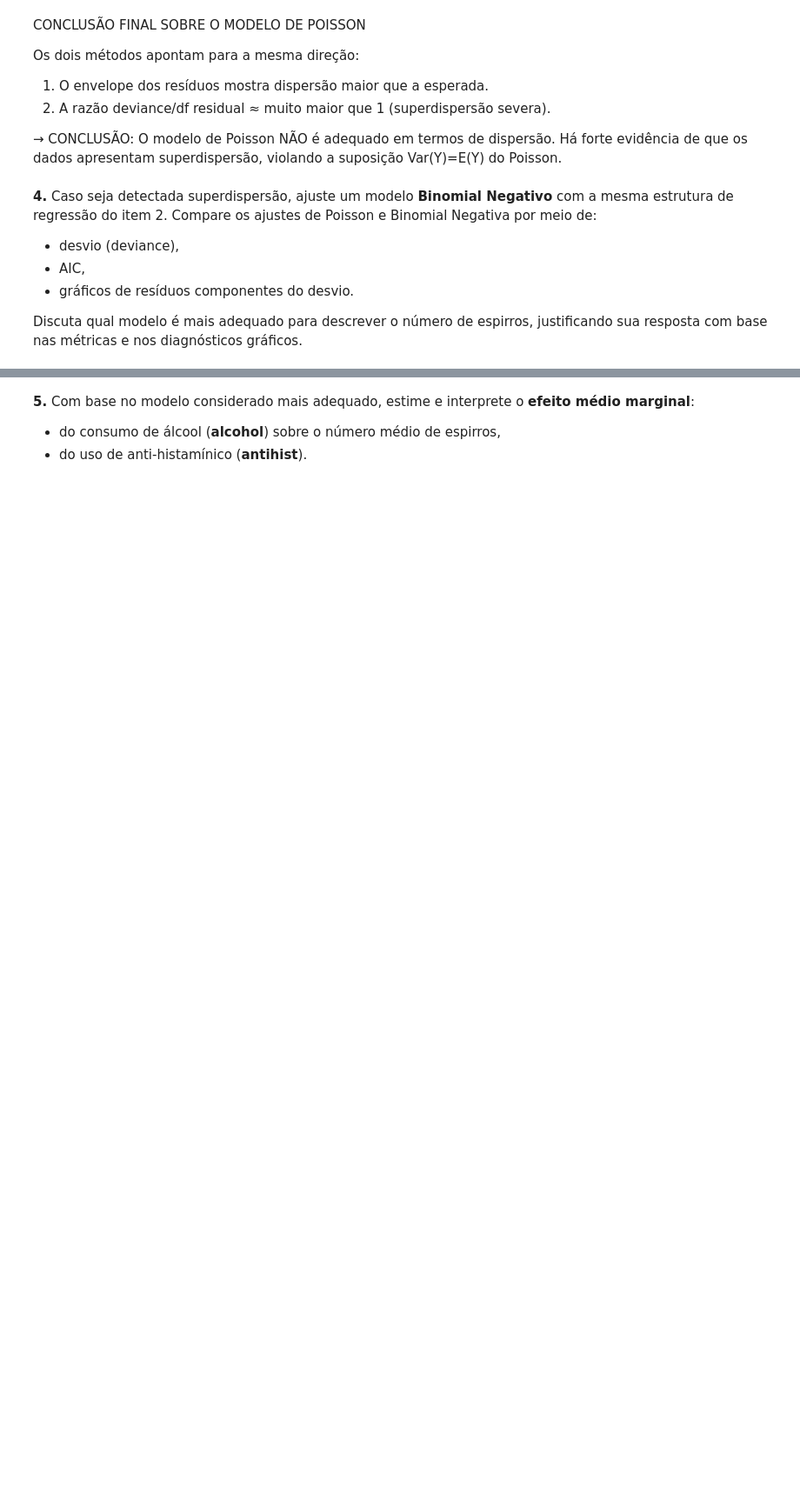
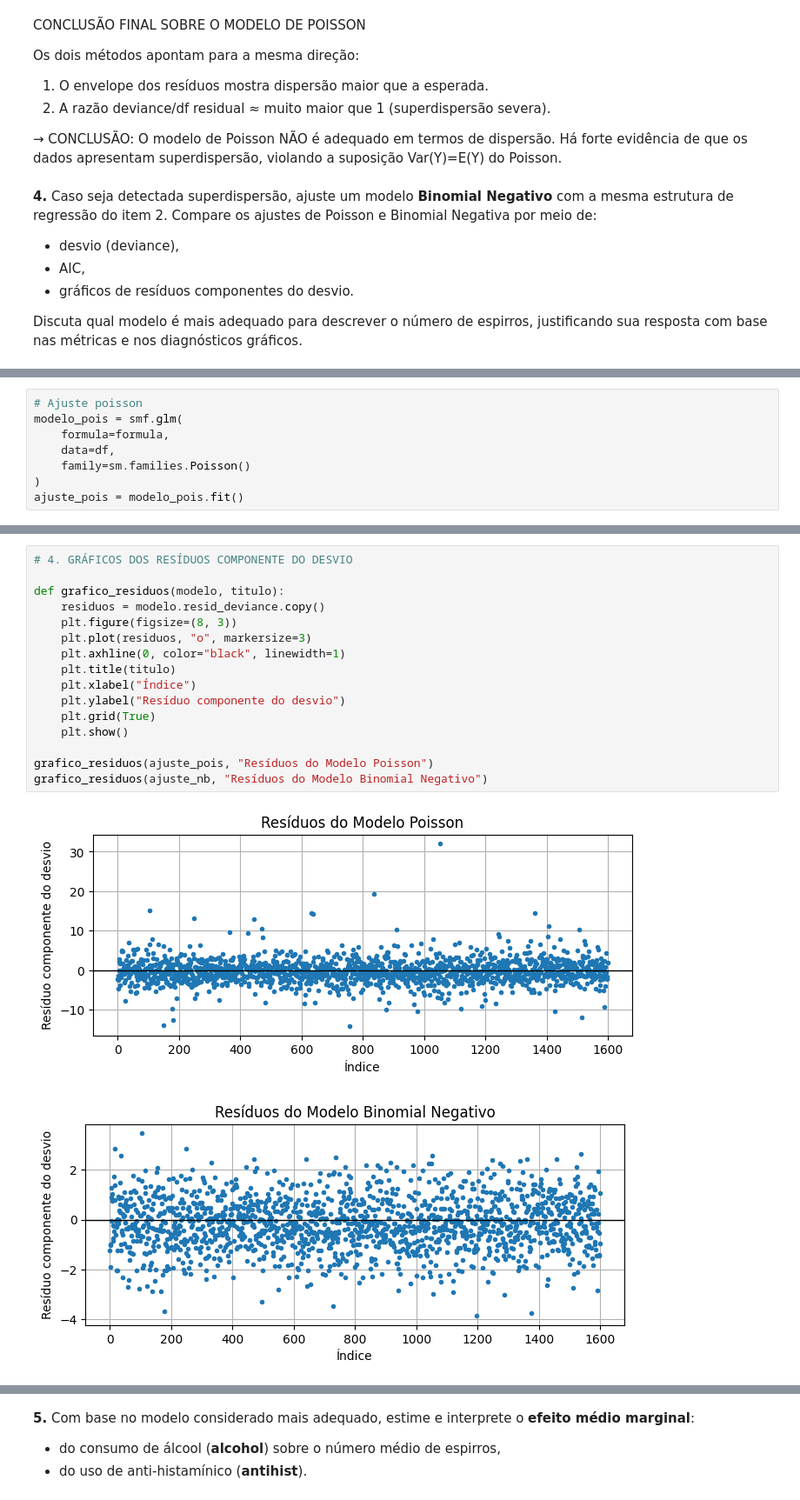
Before and after one commit to Kareneves/-Modelos-de-Regress-o-e-Aprendizado-Supervisionado-II, a Jupyter notebook: Avaliação_2.ipynb, the cells around one changed output, grey strips where cells are left out. Shown at 87% size. Drawn from its saved outputs; the diff is of its cells as text; blank space fills up the shorter version.

```diff
--- a/Avaliação_2.ipynb
+++ b/Avaliação_2.ipynb
@@ -494,0 +479,8 @@ Alpha estimado: 0.01446875919298859
+# %%
+# Ajuste poisson
+modelo_pois = smf.glm(
+    formula=formula,
+    data=df,
+    family=sm.families.Poisson()
+)
+ajuste_pois = modelo_pois.fit()
@@ -494,0 +507,19 @@ Alpha estimado: 0.01446875919298859
+# %%
+# 4. GRÁFICOS DOS RESÍDUOS COMPONENTE DO DESVIO
+
+def grafico_residuos(modelo, titulo):
+    residuos = modelo.resid_deviance.copy()
+    plt.figure(figsize=(8, 3))
+    plt.plot(residuos, "o", markersize=3)
+    plt.axhline(0, color="black", linewidth=1)
+    plt.title(titulo)
+    plt.xlabel("Índice")
+    plt.ylabel("Resíduo componente do desvio")
+    plt.grid(True)
+    plt.show()
+
+grafico_residuos(ajuste_pois, "Resíduos do Modelo Poisson")
+grafico_residuos(ajuste_nb, "Resíduos do Modelo Binomial Negativo")
+# %% [output]
+[figure, added]
+[figure, added]
```
Also changed, not shown: parts of 20 cells of this notebook.
